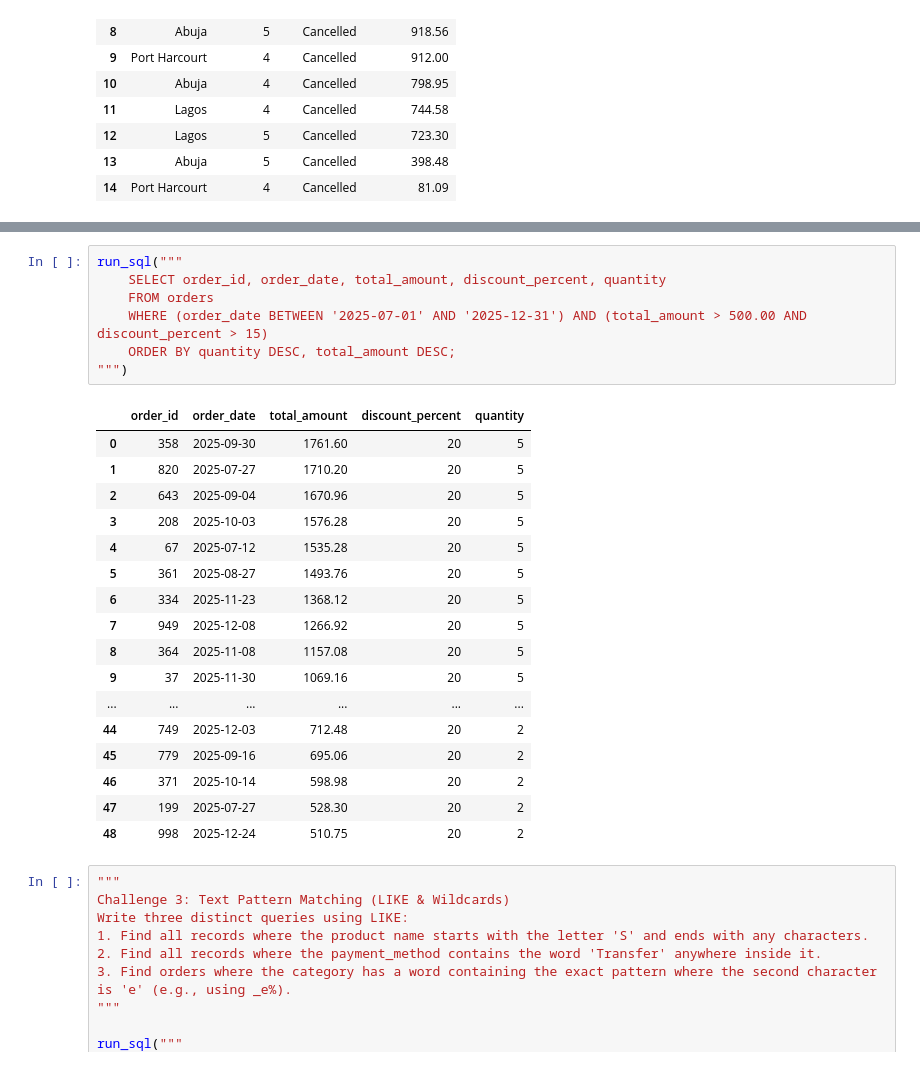
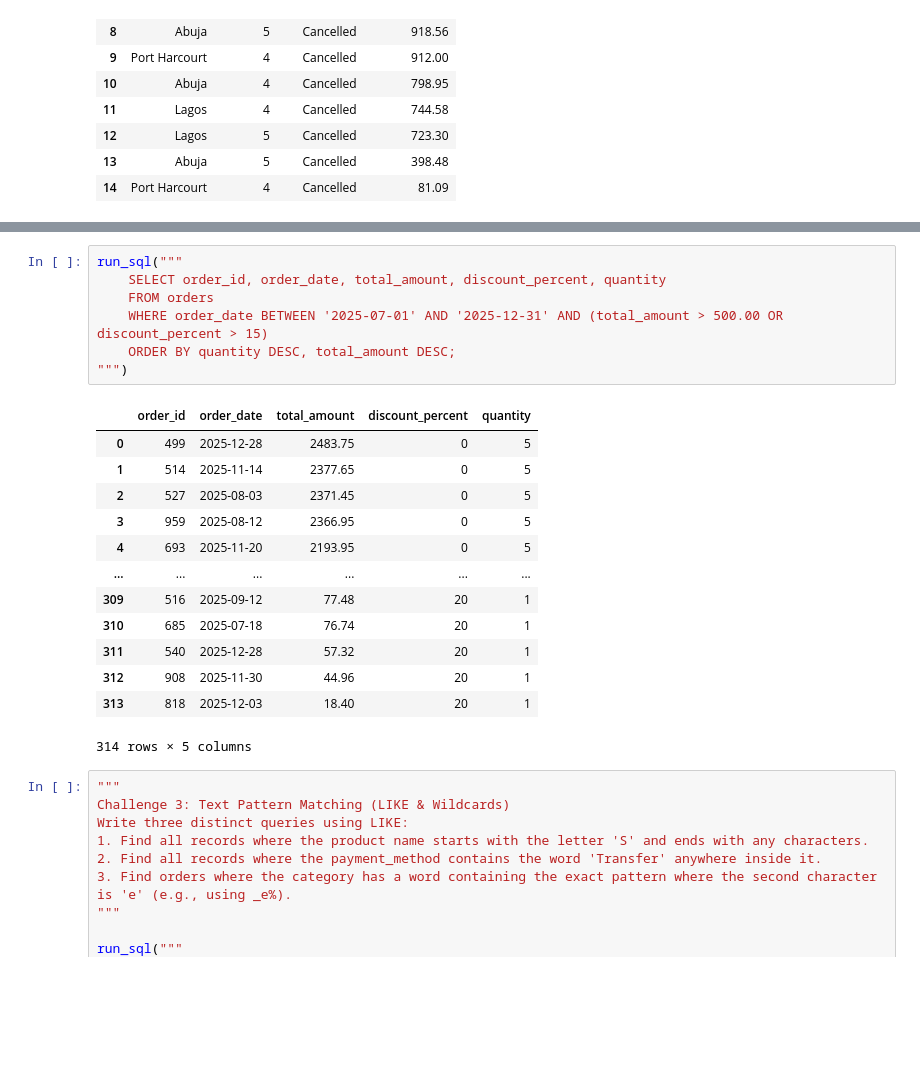
Before and after one commit to Thomasayanfeoluwa/2026-Python-Training-Class---Tutorial-For-Beginners, a Jupyter notebook: sqlite3.ipynb, the cells around one changed output, grey strips where cells are left out. Saved outputs shown, nothing was run; the diff lists cells and outputs as text; blank space fills up the shorter version.

```diff
--- a/sqlite3.ipynb
+++ b/sqlite3.ipynb
@@ -705,28 +701,24 @@ run_sql("""
 # %%
 run_sql("""
     SELECT order_id, order_date, total_amount, discount_percent, quantity
     FROM orders
-    WHERE (order_date BETWEEN '2025-07-01' AND '2025-12-31') AND (total_amount > 500.00 AND discount_percent > 15)
+    WHERE order_date BETWEEN '2025-07-01' AND '2025-12-31' AND (total_amount > 500.00 OR discount_percent > 15)
     ORDER BY quantity DESC, total_amount DESC;
 """)
 # %% [output]
 |  | order_id | order_date | total_amount | discount_percent | quantity |
-| 0 | 358 | 2025-09-30 | 1761.60 | 20 | 5 |
-| 1 | 820 | 2025-07-27 | 1710.20 | 20 | 5 |
-| 2 | 643 | 2025-09-04 | 1670.96 | 20 | 5 |
-| 3 | 208 | 2025-10-03 | 1576.28 | 20 | 5 |
-| 4 | 67 | 2025-07-12 | 1535.28 | 20 | 5 |
-| 5 | 361 | 2025-08-27 | 1493.76 | 20 | 5 |
-| 6 | 334 | 2025-11-23 | 1368.12 | 20 | 5 |
-| 7 | 949 | 2025-12-08 | 1266.92 | 20 | 5 |
-| 8 | 364 | 2025-11-08 | 1157.08 | 20 | 5 |
-| 9 | 37 | 2025-11-30 | 1069.16 | 20 | 5 |
+| 0 | 499 | 2025-12-28 | 2483.75 | 0 | 5 |
+| 1 | 514 | 2025-11-14 | 2377.65 | 0 | 5 |
+| 2 | 527 | 2025-08-03 | 2371.45 | 0 | 5 |
+| 3 | 959 | 2025-08-12 | 2366.95 | 0 | 5 |
+| 4 | 693 | 2025-11-20 | 2193.95 | 0 | 5 |
 | ... | ... | ... | ... | ... | ... |
-| 44 | 749 | 2025-12-03 | 712.48 | 20 | 2 |
-| 45 | 779 | 2025-09-16 | 695.06 | 20 | 2 |
-| 46 | 371 | 2025-10-14 | 598.98 | 20 | 2 |
-| 47 | 199 | 2025-07-27 | 528.30 | 20 | 2 |
-| 48 | 998 | 2025-12-24 | 510.75 | 20 | 2 |
+| 309 | 516 | 2025-09-12 | 77.48 | 20 | 1 |
+| 310 | 685 | 2025-07-18 | 76.74 | 20 | 1 |
+| 311 | 540 | 2025-12-28 | 57.32 | 20 | 1 |
+| 312 | 908 | 2025-11-30 | 44.96 | 20 | 1 |
+| 313 | 818 | 2025-12-03 | 18.40 | 20 | 1 |
+314 rows × 5 columns
 # %%
 """
 Challenge 3: Text Pattern Matching (LIKE & Wildcards)
```
Also changed, not shown: parts of 2 cells of this notebook.
